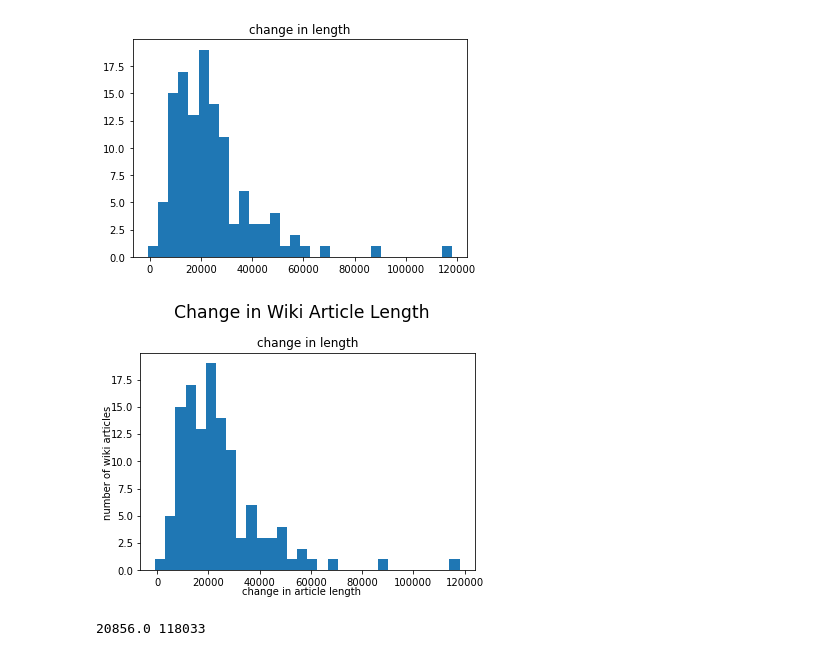
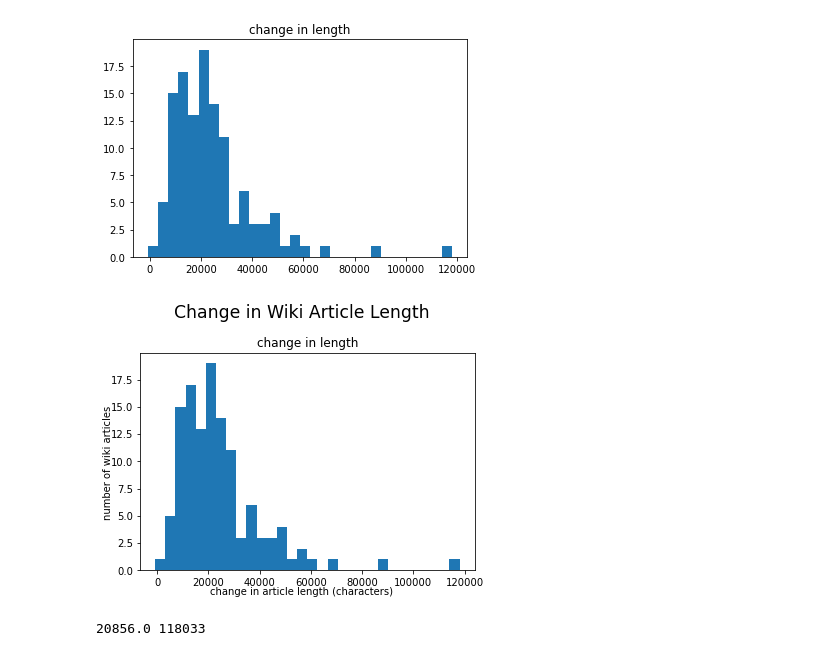
Before and after one commit to gtsueng/GeneWikiReviewSummary, a Jupyter notebook: results/Genewiki_data_misc.ipynb, the cells around one changed output. Cells and saved outputs as stored; diff of their text form; code cells hidden in the pictures.

```diff
--- a/results/Genewiki_data_misc.ipynb
+++ b/results/Genewiki_data_misc.ipynb
@@ -72,18 +82,18 @@ page_diff_hist = gene_wiki_vol_info_diff.hist(column="change in length",bins=30,
 # %%
 import matplotlib.pyplot as plt
 
 # set up figure & axes
 fig, axes = plt.subplots(nrows=1, ncols=1, sharex=True, sharey=True)
 # drop sharex, sharey, layout & add ax=axes
 gene_wiki_vol_info_diff.hist(column="change in length",bins=30,grid=False, ax=axes)
 # set title and axis labels
 plt.suptitle('Change in Wiki Article Length', x=0.5, y=1.05, ha='center', fontsize='xx-large')
-fig.text(0.5, 0.04, 'change in article length', ha='center')
+fig.text(0.5, 0.04, 'change in article length (characters)', ha='center')
 fig.text(0.04, 0.5, 'number of wiki articles', va='center', rotation='vertical')
 plt.savefig('length_change_histogram.png', dpi=300) #### Note this figure has no labels, nothing
 plt.show()
 # %% [output]
-[figure, old version]
+[figure, new version]
 # %%
 avg_diff = gene_wiki_vol_info_diff["change in length"].median()
 max_diff = gene_wiki_vol_info_diff["change in length"].max()
```
Also changed, not shown: parts of 27 cells of this notebook, 4 other files.
